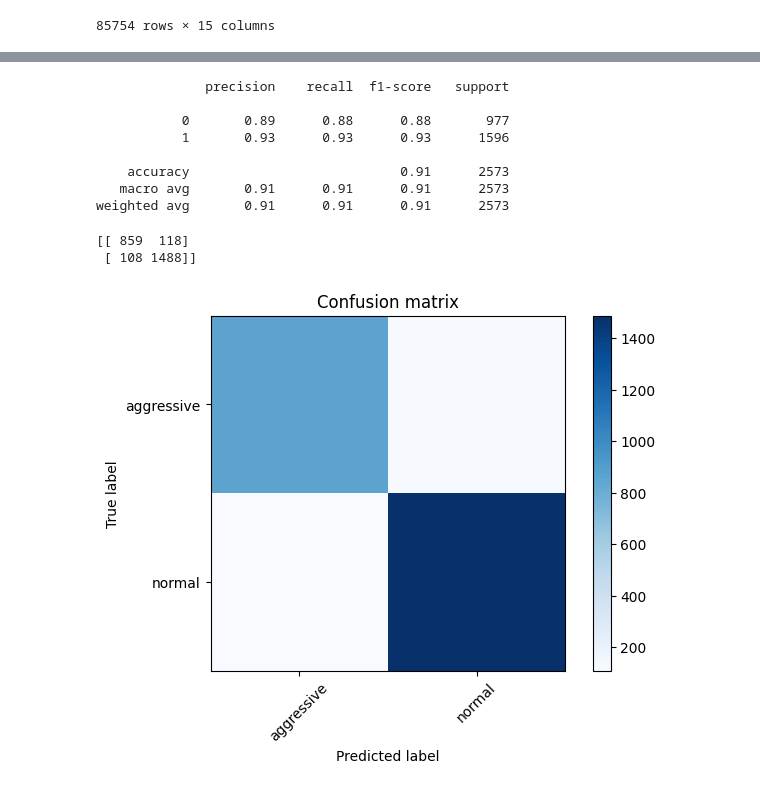
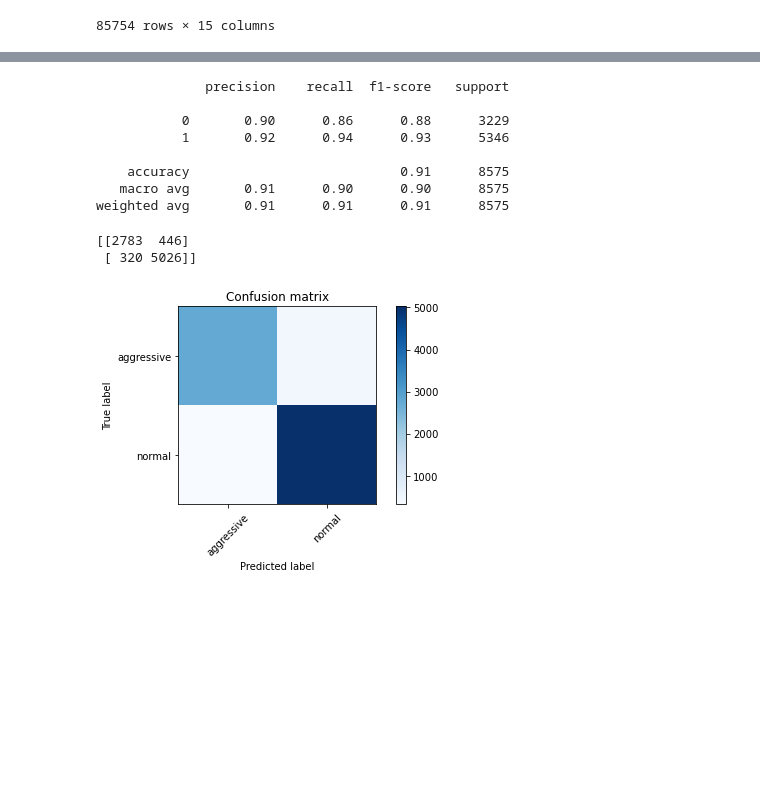
Before and after one commit to arambula-3/Masters_Project, a Jupyter notebook: Master's Project Batch Models.ipynb, the cells around one changed output, grey strips where cells are left out. Cells and saved outputs as stored; diff of their text form; code cells hidden in the pictures; blank space fills up the shorter version.

```diff
--- a/Master's Project Batch Models.ipynb
+++ b/Master's Project Batch Models.ipynb
@@ -1709,8 +1390,5 @@ Please also refer to the documentation for alternative solver options:
 # %%
-#day 7 tweets
+#day 7 tweets training
 agg_x_day7,agg_y_day7 = to_xy(agg_day7_tweets,'Label')
 agg_y_day7 = agg_day7_tweets["Label"].values
-agg_x_train_day7, agg_x_test_day7, agg_y_train_day7, agg_y_test_day7 = train_test_split(agg_x_day7, agg_y_day7, test_size=0.3, random_state=42)
-agg_lr = agg_lr.fit(agg_x_train_day7, agg_y_train_day7)
-pred = agg_lr.predict(agg_x_test_day7)
-print(metrics.classification_report(agg_y_test_day7, pred))
+agg_lr = agg_lr.fit(agg_x_day7, agg_y_day7)
@@ -1726,11 +1395,9 @@ weighted avg       0.91      0.91      0.91      2573
 # %%
-#day 8 tweets
+#day 8 tweets testing
 agg_x_day8,agg_y_day8 = to_xy(agg_day8_tweets,'Label')
 agg_y_day8 = agg_day8_tweets["Label"].values
-agg_x_train_day8, agg_x_test_day8, agg_y_train_day8, agg_y_test_day8 = train_test_split(agg_x_day8, agg_y_day8, test_size=0.3, random_state=42)
-agg_lr = agg_lr.fit(agg_x_train_day8, agg_y_train_day8)
-pred = agg_lr.predict(agg_x_test_day8)
-print(metrics.classification_report(agg_y_test_day8, pred))
+pred = agg_lr.predict(agg_x_day8)
+print(metrics.classification_report(agg_y_day8, pred))
 # %% [output]
               precision    recall  f1-score   support
 
@@ -1743,8 +1410,5 @@ weighted avg       0.91      0.91      0.91      2573
 # %%
-#day 9 tweets
+#day 9 tweets training
 agg_x_day9,agg_y_day9 = to_xy(agg_day9_tweets,'Label')
 agg_y_day9 = agg_day9_tweets["Label"].values
-agg_x_train_day9, agg_x_test_day9, agg_y_train_day9, agg_y_test_day9 = train_test_split(agg_x_day9, agg_y_day9, test_size=0.3, random_state=42)
-agg_lr = agg_lr.fit(agg_x_train_day9, agg_y_train_day9)
-pred = agg_lr.predict(agg_x_test_day9)
-print(metrics.classification_report(agg_y_test_day9, pred))
+agg_lr = agg_lr.fit(agg_x_day9, agg_y_day9)
@@ -1767,28 +1415,26 @@ Please also refer to the documentation for alternative solver options:
 # %%
-#day 10 tweets
+#day 10 tweets testing
 agg_x_day10,agg_y_day10 = to_xy(agg_day10_tweets,'Label')
 agg_y_day10 = agg_day10_tweets["Label"].values
-agg_x_train_day10, agg_x_test_day10, agg_y_train_day10, agg_y_test_day10 = train_test_split(agg_x_day10, agg_y_day10, test_size=0.3, random_state=42)
-agg_lr = agg_lr.fit(agg_x_train_day10, agg_y_train_day10)
-pred = agg_lr.predict(agg_x_test_day10)
-print(metrics.classification_report(agg_y_test_day10, pred))
+pred = agg_lr.predict(agg_x_day10)
+print(metrics.classification_report(agg_y_day10, pred))
 # %% [output]
               precision    recall  f1-score   support
 
-           0       0.89      0.88      0.88       977
-           1       0.93      0.93      0.93      1596
+           0       0.90      0.86      0.88      3229
+           1       0.92      0.94      0.93      5346
 
-    accuracy                           0.91      2573
-   macro avg       0.91      0.91      0.91      2573
-weighted avg       0.91      0.91      0.91      2573
+    accuracy                           0.91      8575
+   macro avg       0.91      0.90      0.90      8575
+weighted avg       0.91      0.91      0.91      8575
 # %%
 # Compute confusion matrix
-cm = confusion_matrix(agg_y_test_day10, pred)
+cm = confusion_matrix(agg_y_day10, pred)
 print(cm)
 plt.figure()
 plot_confusion_matrix(cm, category)
 plt.show()
 # %% [output]
-[[ 859  118]
- [ 108 1488]]
+[[2783  446]
+ [ 320 5026]]
-[figure, old version]
+[figure, new version]
```
Also changed, not shown: parts of 116 cells of this notebook, 1 other file.
